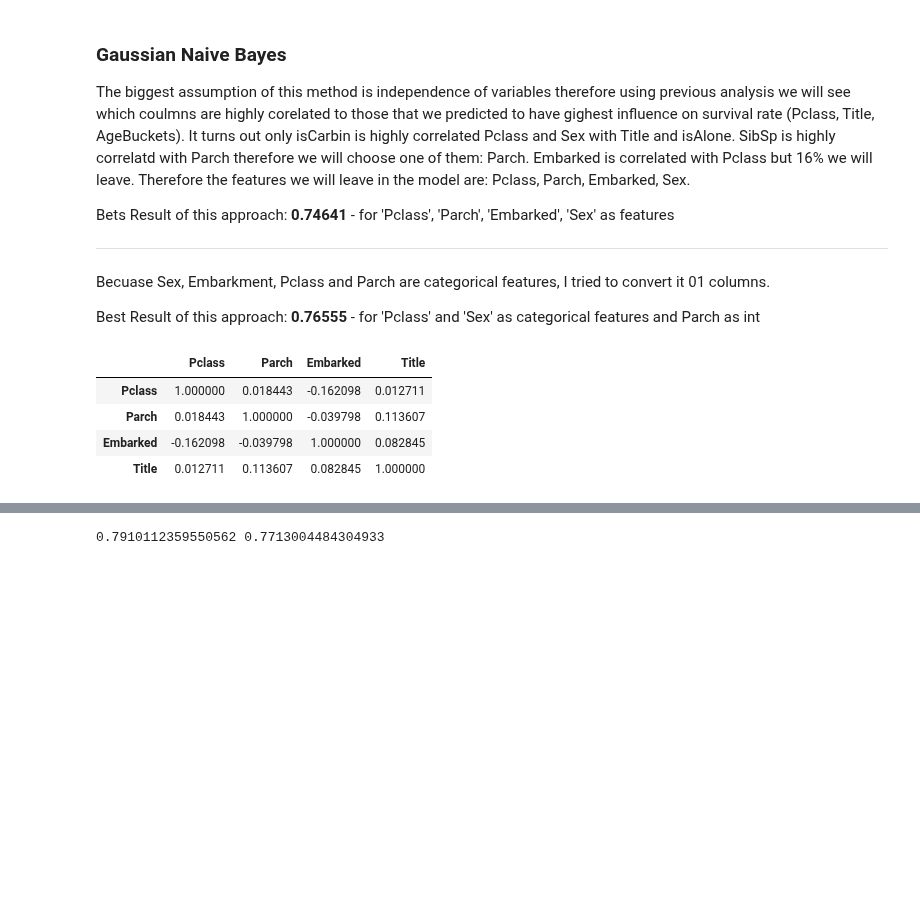
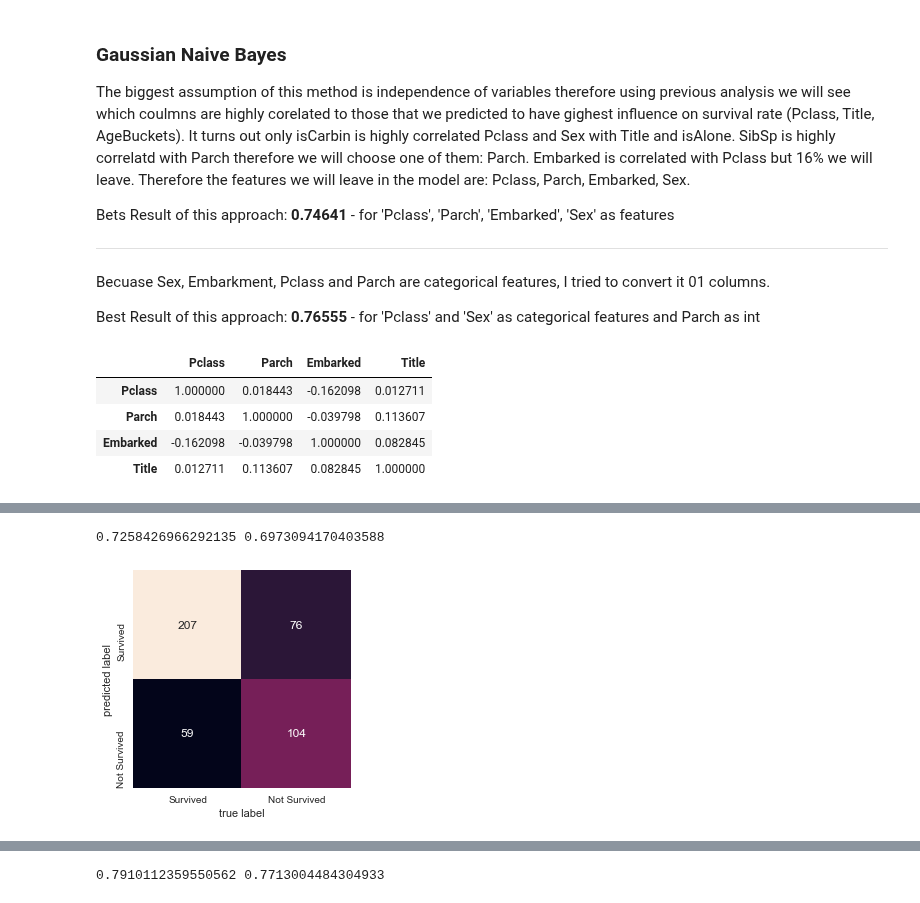
Before and after one commit to MateuszKonopelski/Kaggle, a Jupyter notebook: Project1_Titanic/Titanic_code.ipynb, the cells around one changed output, grey strips where cells are left out. Cells and saved outputs as stored; diff of their text form; code cells hidden in the pictures; blank space fills up the shorter version.

```diff
--- a/Project1_Titanic/Titanic_code.ipynb
+++ b/Project1_Titanic/Titanic_code.ipynb
@@ -531,11 +563,15 @@ model_GaussianNB1 = model1.predict(test_set)
 # %%
 # BUILD MODEL WITH ONLY TWO
 train_set = train_data.loc[:, ['Survived', 'Pclass', 'Title']].copy()
 test_set = test_data.loc[:, ['Pclass', 'Title']].copy()
 from sklearn.naive_bayes import GaussianNB
 model2 = GaussianNB()
 model2.fit(train_set.drop('Survived', axis=1), train_set['Survived'])
 model2_GaussianNB = model2.predict(test_set)
+test_model(model2)
+# %% [output]
+0.7258426966292135 0.6973094170403588
+[figure, added]
 # %%
 # BUILD MODEL WITH MORE VARIABLES
 train_set = train_data.loc[:, ['Survived', 'Pclass', 'Parch', 'Embarked', 'Title', 'AgeBuckets', 'isAlone', 'isCabin']]
```
Also changed, not shown: parts of 6 cells of this notebook.
